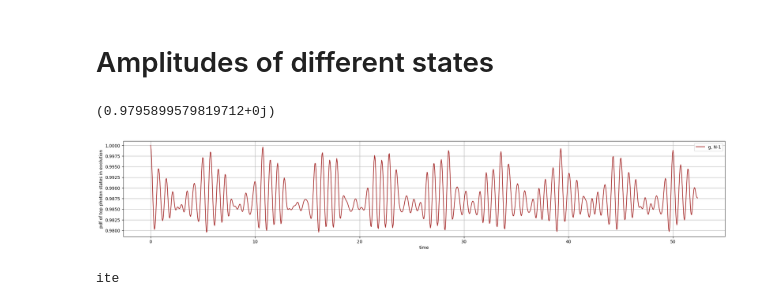
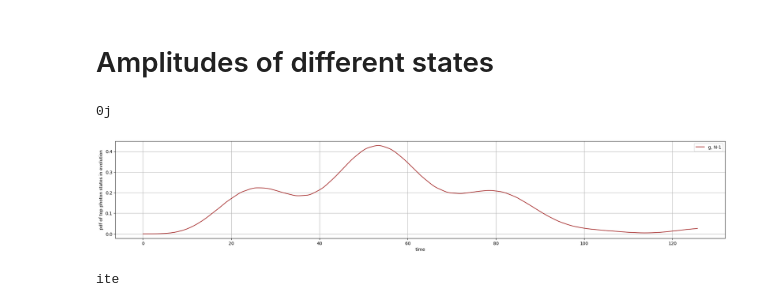
Before and after one commit to Pablo-The-Squirell/Simplest-JC-Model-E-state-Finder, a Jupyter notebook: Codes/Time_evolution.ipynb, the cells around one changed output. Cells and saved outputs as stored; diff of their text form; code cells hidden in the pictures.

```diff
--- a/Codes/Time_evolution.ipynb
+++ b/Codes/Time_evolution.ipynb
@@ -88,49 +88,50 @@ no drive
 # %% [markdown]
 # Amplitudes of different states
 # %%
-wa= 1.2
-wc = 10
+wa= 1
+wc = 1
 d = wa-wc
-Omega = 1.2
+Omega = 0.05
 N= 20
-w= 1.2
+w= 1
 f = [0.09]
 psi0 = tensor(fock(N, 1), fock(2,0))
 psi1 = tensor(fock(N, 1), fock(2,1))
-e_N_1 = tensor(fock(N, N-1), fock(2,1))
-g_N_1 = tensor(fock(N, N-1), fock(2,0))
-for f in [1.2]:
+
+e_n = tensor(fock(N, 2), fock(2,1))
+g_n = tensor(fock(N, 2), fock(2,0))
+for f in [0.2]:
 
     H_JC_rwa_driven = Hamiltonian( wa, wc, Omega, w, f, N, True, True).H_JC
     # H_JC_rwa_nondriven = Hamiltonian( wa, wc, Omega, w, f, N, True, False).H_JC
     H_JC_nonrwa_driven = Hamiltonian( wa, wc, w, f, Omega, N ,False,True).H_JC
     # H_JC_nonrwa_nondriven = Hamiltonian( wa, wc, w, f, Omega, N ,False,False).H_JC
-    times = np.linspace(0.0, 20*np.pi/f, 1000)
+    times = np.linspace(0.0, 8*np.pi/f, int(np.round(20*np.pi/f)))
     tau =times
     mpl.rc("figure", figsize=(25, 4))
     results_rwa_driven=mesolve(H_JC_rwa_driven, psi0, tau)
     states_rwa_driven=results_rwa_driven.states
 
     # results_rwa_nondriven=mesolve(H_JC_rwa_nondriven, psi0, tau)
     # states_rwa_nondriven=results_rwa_nondriven.states
 
 
     # results_nonrwa_nondriven=mesolve(H_JC_nonrwa_nondriven, psi0, tau)
     # states_nonrwa_nondriven=results_nonrwa_nondriven.states
 
     # Visualize the results
-    expect_rwa_driven_gg = [((states_rwa_driven[i].overlap(psi0))*np.conjugate(states_rwa_driven[i].overlap(psi0))) for i in range(len(tau))]
-    expect_rwa_driven_g = [((states_rwa_driven[i].overlap(psi1))*np.conjugate(states_rwa_driven[i].overlap(psi1))) for i in range(len(tau))]
+    expect_rwa_driven_gg = [((states_rwa_driven[i].overlap(e_n))*np.conjugate(states_rwa_driven[i].overlap(e_n))) for i in range(len(tau))]
+    expect_rwa_driven_g = [((states_rwa_driven[i].overlap(g_n))*np.conjugate(states_rwa_driven[i].overlap(g_n))) for i in range(len(tau))]
     print(np.min(np.array(expect_rwa_driven_g)+np.array(expect_rwa_driven_gg)))
     plt.plot(tau, np.array(expect_rwa_driven_g)+np.array(expect_rwa_driven_gg), label = 'g, N-1',color="brown")
 
     plt.legend()
     plt.xlabel('time')
     plt.ylabel('pdf of top photon states in evolution')
     plt.grid()
     plt.show()
     print('ite')
 # %% [output]
-(0.9795899579819712+0j)
+0j
-[figure, old version]
+[figure, new version]
 ite
```
Also changed, not shown: parts of 14 cells of this notebook, 2 other files.
